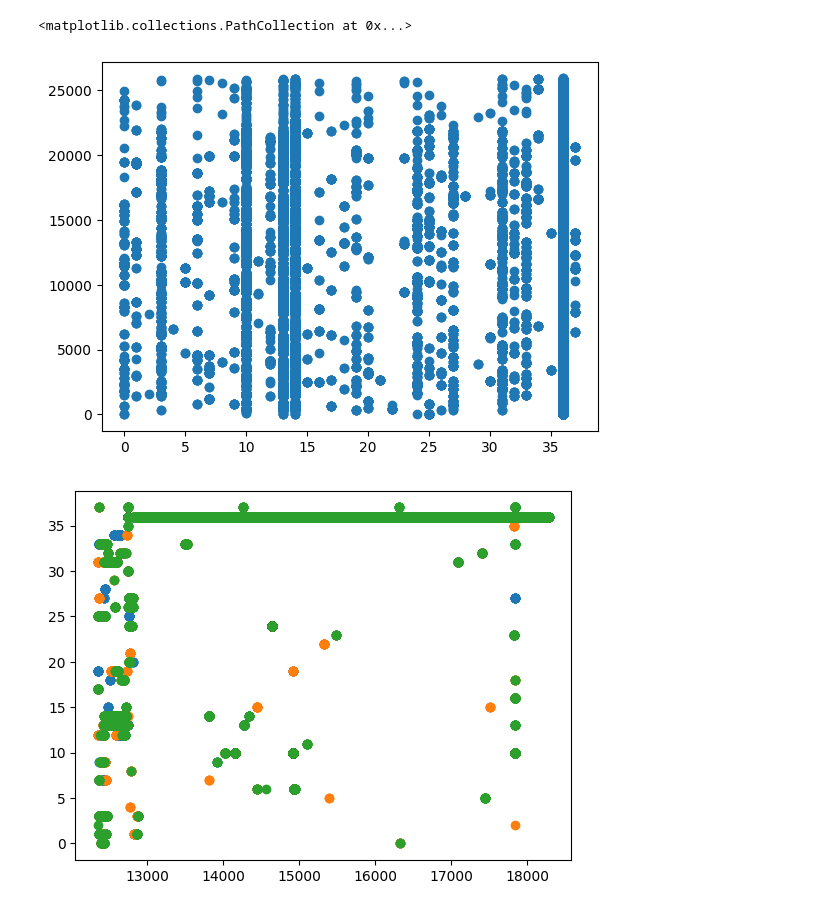
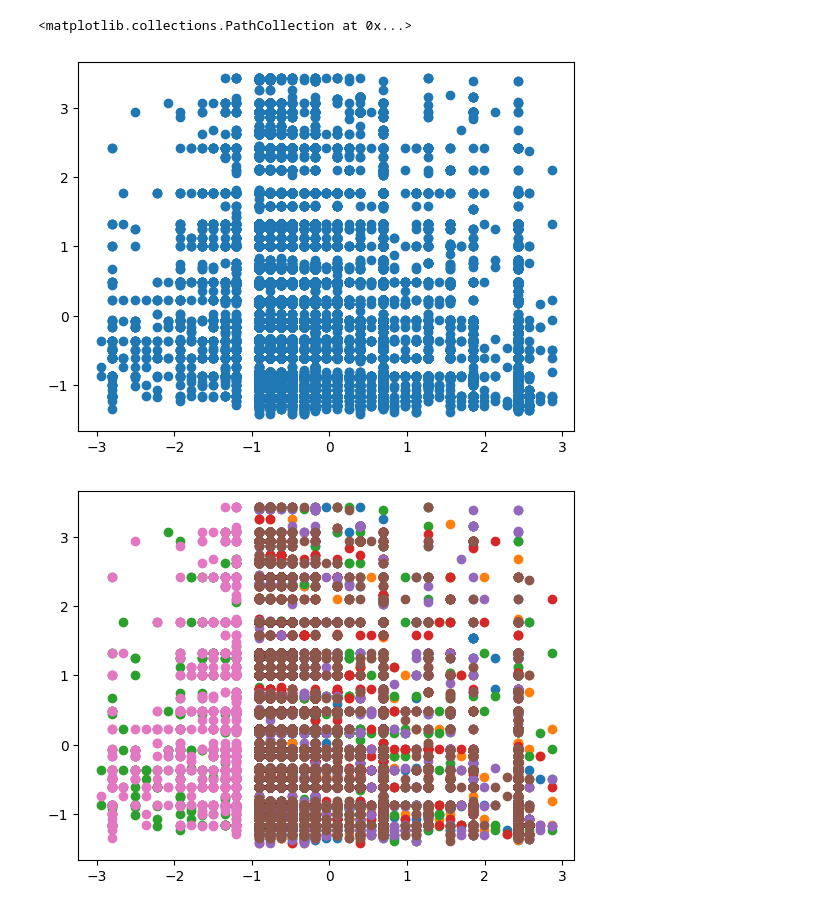
Before and after one commit to Abdulrahman7771/ElectroPi, a Jupyter notebook: UnSuperVised/OnlineRetailExpert.ipynb, the cells around one changed output. Drawn from its saved outputs; the diff is of its cells as text; code cells hidden in the pictures.

```diff
--- a/UnSuperVised/OnlineRetailExpert.ipynb
+++ b/UnSuperVised/OnlineRetailExpert.ipynb
@@ -42,15 +43,27 @@ memory usage: 33.1+ MB
+# %%
+df = df.drop("StockCode",axis=1)
+# %%
+numcols = ['Quantity', 'UnitPrice'] # The columns you want to search for outliers in
+
+# Calculate quantiles and IQR
+Q1 = df[numcols].quantile(0.25) # Same as np.percentile but maps (0,1) and not (0,100)
+Q3 = df[numcols].quantile(0.75)
+IQR = Q3 - Q1
+
+# Return a boolean array of the rows with (any) non-outlier column values
+condition = ~((df[numcols] < (Q1 - 1.5 * IQR)) | (df[numcols] > (Q3 + 1.5 * IQR))).any(axis=1)
+
+# Filter our dataframe based on condition
+df = df[condition]
+df = df.reset_index(drop=True)
 # %%
-df["CustomerID"] = df["CustomerID"].fillna(df["CustomerID"].mode()[0])
-
 df["InvoiceNo"] = df["InvoiceNo"].astype('str')
 df["InvoiceNo"] = LE().fit_transform(df["InvoiceNo"])
-df["StockCode"] = df["StockCode"].astype('str')
-df["StockCode"] = LE().fit_transform(df["StockCode"])
 df["Description"] = df["Description"].astype('str')
 df["Description"] = LE().fit_transform(df["Description"])
 df["InvoiceDate"] = df["InvoiceDate"].astype('str')
 df["InvoiceDate"] = LE().fit_transform(df["InvoiceDate"])
 df["Country"] = df["Country"].astype('str')
 df["Country"] = LE().fit_transform(df["Country"])
-
-df.head()
+df["CustomerID"] = df["CustomerID"].astype('str')
+df["CustomerID"] = LE().fit_transform(df["CustomerID"])
@@ -63,0 +70,3 @@ df.head()
+# %%
+df["Quantity"] = SS().fit_transform(df[['Quantity']]).flatten()
+df['UnitPrice'] = SS().fit_transform(df[['UnitPrice']]).flatten()
@@ -85,11 +114,11 @@ print(preds)
 # %%
-plt.scatter(sample["Country"],sample["InvoiceNo"])
+plt.scatter(sample["Quantity"],sample["UnitPrice"])
 # %% [output]
 <matplotlib.collections.PathCollection at 0x...>
-[figure, old version]
+[figure, new version]
 # %%
-for i in range(3):
-    plt.scatter(sample.iloc[preds==i,6], sample.iloc[preds==i,7])
+for i in range(7):
+    plt.scatter(sample.iloc[preds==i,2], sample.iloc[preds==i,4])
 # %% [output]
-[figure, old version]
+[figure, new version]
 # %%
```
Also changed, not shown: parts of 16 cells of this notebook, 5 other files.
